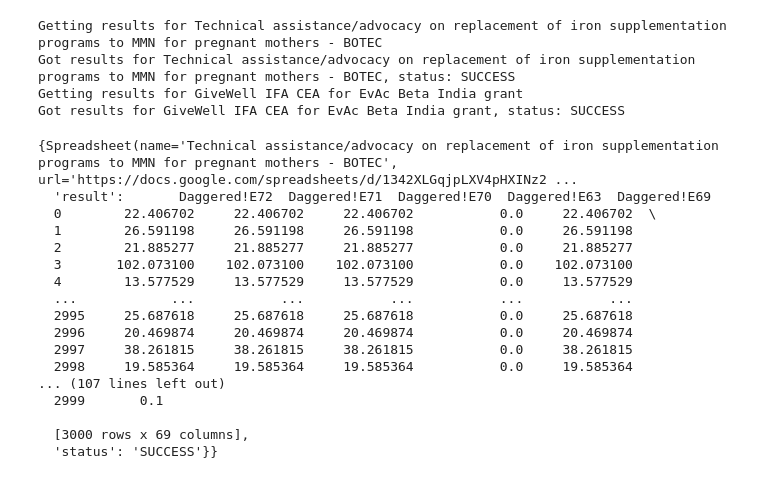
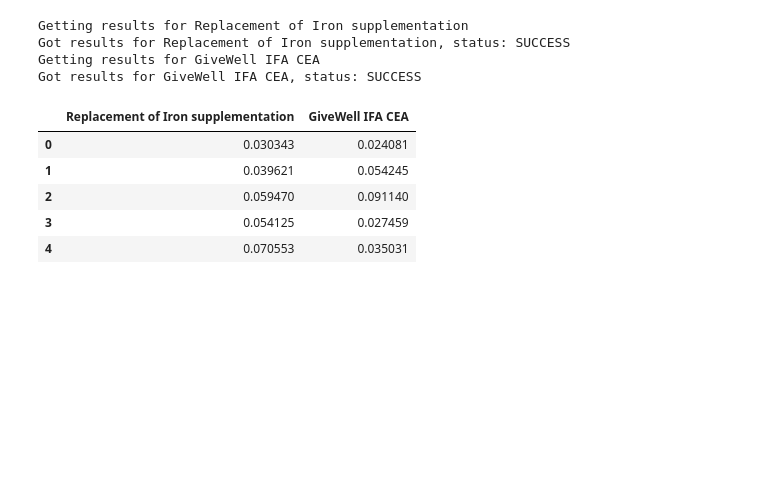
Before and after one commit to edoarad/evaluation_playground, a Jupyter notebook: uncertainty_visualization/dagger_to_ridgeplot.ipynb, the cells around one changed output. Saved outputs shown, nothing was run; the diff lists cells and outputs as text; code cells hidden in the pictures; blank space fills up the shorter version.

Commit message:
ridgeplot using Dagger API

```diff
--- a/uncertainty_visualization/dagger_to_ridgeplot.ipynb
+++ b/uncertainty_visualization/dagger_to_ridgeplot.ipynb
@@ -32,7 +12,7 @@ import time
 class Units(Enum):
     daly_over_dollar = lambda x: x
     dollar_over_daly = lambda x: 1/x
-    in_gd_daly_over_dollar = lambda x: x/(0.00335*2.5) # GW's estimate of GiveDirectly's impact is 0.00335 doubling of consumption per dollar (https://docs.google.com/spreadsheets/d/18ROI6dRdKsNfXg5gIyBa1_7eYOjowfbw5n65zkrLnvc/edit#gid=1680005064), one doubling of consumption is about 0.4 DALYs
+    in_gd_daly_over_dollar = lambda x: x*0.00335/0.4 # GW's estimate of GiveDirectly's impact is 0.00335 doubling of consumption per dollar (https://docs.google.com/spreadsheets/d/18ROI6dRdKsNfXg5gIyBa1_7eYOjowfbw5n65zkrLnvc/edit#gid=1680005064), one doubling of consumption is about 0.4 DALYs
 
 @dataclass
 class Spreadsheet:
@@ -47,14 +27,14 @@ class Spreadsheet:
 # %%
 spreadsheets = [
     Spreadsheet(
-        "Technical assistance/advocacy on replacement of iron supplementation programs to MMN for pregnant mothers - BOTEC",
+        "Replacement of Iron supplementation",
         "https://docs.google.com/spreadsheets/d/1342XLGqjpLXV4pHXINz2SrzAora2xhm-99x6slt64Xs/",
         "E72",
         Units.dollar_over_daly,
         "Daggered",
     ),
     Spreadsheet(
-        "GiveWell IFA CEA for EvAc Beta India grant",
+        "GiveWell IFA CEA",
         "https://docs.google.com/spreadsheets/d/1_ttwAj4rH9rDhqGeil01hBmmrdP2qjIF2RvVMB5BDT8/edit#gid=0",
         "B96",
         Units.in_gd_daly_over_dollar,
@@ -111,37 +91,38 @@ class Dagger:
                 if status == "STARTED":
                     time.sleep(wait)
                     continue
-                print(f"Error: {status} for {spreadsheet.name}")
+
             if attempt == attempts - 1:
                 print(f"Error: could not get results for {spreadsheet.name} after {attempts} attempts")
+                print(f"Error: {status} for {spreadsheet.name}")
+                print(f"Error: {result}")
                 self.runs[spreadsheet]['status'] = "TOO_LONG"
             print(f"Got results for {spreadsheet.name}, status: {self.runs[spreadsheet]['status']}")
+
+    def get_results_df(self):
+        df = pd.concat([
+            self.runs[spreadsheet]['result'][[spreadsheet.result_worksheet+'!'+spreadsheet.result_cell_coordinate]].rename(
+                columns=lambda x: spreadsheet.name
+            ).apply(spreadsheet.units)
+            for spreadsheet in self.spreadsheets
+            ], axis="columns")
+        return df
 # %%
 run = Dagger(spreadsheets)
 # %%
 run.run()
 # %% [output]
-Getting results for Technical assistance/advocacy on replacement of iron supplementation programs to MMN for pregnant mothers - BOTEC
-Got results for Technical assistance/advocacy on replacement of iron supplementation programs to MMN for pregnant mothers - BOTEC, status: SUCCESS
-Getting results for GiveWell IFA CEA for EvAc Beta India grant
-Got results for GiveWell IFA CEA for EvAc Beta India grant, status: SUCCESS
+Getting results for Replacement of Iron supplementation
+Got results for Replacement of Iron supplementation, status: SUCCESS
+Getting results for GiveWell IFA CEA
+Got results for GiveWell IFA CEA, status: SUCCESS
-# %%
-run.runs
-# %% [output]
-{Spreadsheet(name='Technical assistance/advocacy on replacement of iron supplementation programs to MMN for pregnant mothers - BOTEC', url='https://docs.google.com/spreadsheets/d/1342XLGqjpLXV4pHXINz2 ...
-  'result':       Daggered!E72  Daggered!E71  Daggered!E70  Daggered!E63  Daggered!E69
-  0        22.406702     22.406702     22.406702           0.0     22.406702  \
-  1        26.591198     26.591198     26.591198           0.0     26.591198
-  2        21.885277     21.885277     21.885277           0.0     21.885277
-  3       102.073100    102.073100    102.073100           0.0    102.073100
-  4        13.577529     13.577529     13.577529           0.0     13.577529
-  ...            ...           ...           ...           ...           ...
-  2995     25.687618     25.687618     25.687618           0.0     25.687618
-  2996     20.469874     20.469874     20.469874           0.0     20.469874
-  2997     38.261815     38.261815     38.261815           0.0     38.261815
-  2998     19.585364     19.585364     19.585364           0.0     19.585364
-... (107 lines left out)
-  2999       0.1
-
-  [3000 rows x 69 columns],
-  'status': 'SUCCESS'}}
+# %%
+df = run.get_results_df()
+df.head()
+# %% [output]
+|  | Replacement of Iron supplementation | GiveWell IFA CEA |
+| 0 | 0.030343 | 0.024081 |
+| 1 | 0.039621 | 0.054245 |
+| 2 | 0.059470 | 0.091140 |
+| 3 | 0.054125 | 0.027459 |
+| 4 | 0.070553 | 0.035031 |
```
Also changed, not shown: parts of 7 cells of this notebook.
